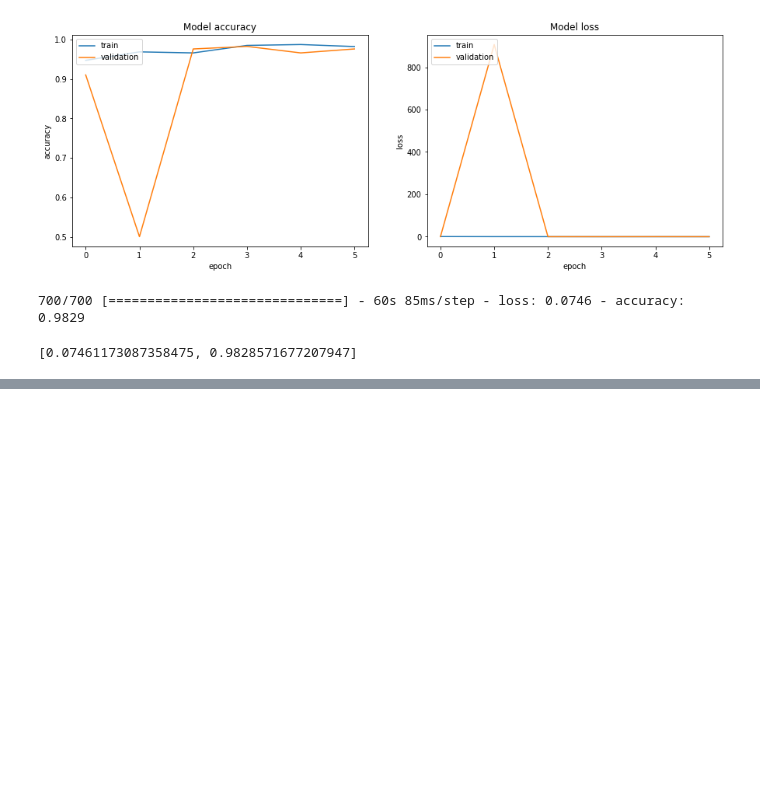
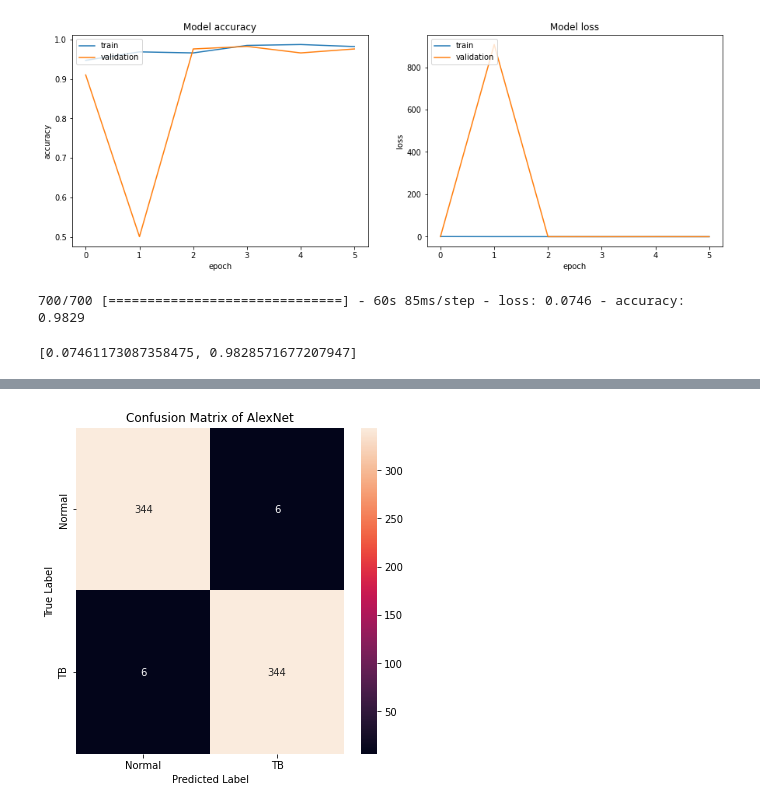
Before and after one commit to amolamahadik/Dissertation, a Jupyter notebook: TB_classification_with_augumentation.ipynb, the cells around one changed output, grey strips where cells are left out. Saved outputs shown, nothing was run; the diff lists cells and outputs as text; code cells hidden in the pictures; blank space fills up the shorter version.

```diff
--- a/TB_classification_with_augumentation.ipynb
+++ b/TB_classification_with_augumentation.ipynb
@@ -559,0 +593,18 @@ score_alex
+# %%
+model=tf.keras.models.load_model('/content/drive/MyDrive/TB Data.zip (Unzipped Files)/TB Data/saved_models/alex_model.hdf5', compile=True)
+# %%
+y_pred=model.predict(test_batches)
+y_pred
+y_pred=(y_pred>0.5)
+cm=confusion_matrix(test_batches.classes,y_pred)
+f,ax = plt.subplots(figsize=(6, 6))
+sns.heatmap(cm,annot=True,fmt="d")
+plt.xlabel("Predicted Label")
+plt.ylabel("True Label")
+ax.xaxis.set_ticklabels(test_batches.class_indices)
+Patient_labels = ['Normal', 'TB']
+ax.yaxis.set_ticklabels(Patient_labels)
+plt.title("Confusion Matrix of AlexNet")
+plt.show()
+# %% [output]
+[figure, added]
```
Also changed, not shown: parts of 10 cells of this notebook.
